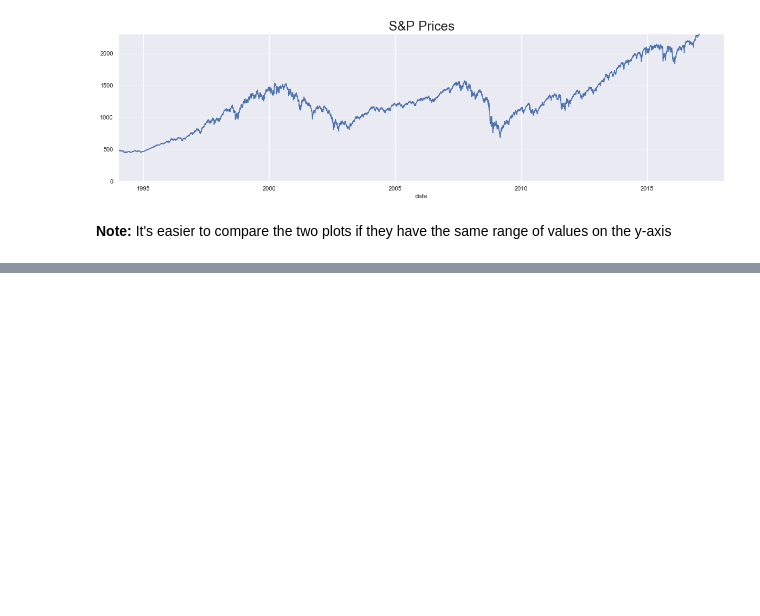
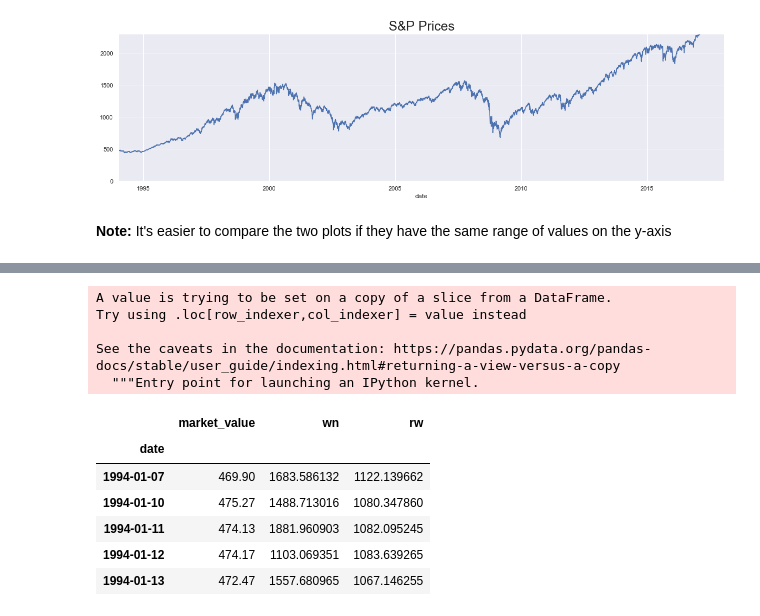
Before and after one commit to dinaabdulrasoul/Time-Series-Analysis-with-Python, a Jupyter notebook: time_series_analysis.ipynb, the cells around one changed output, grey strips where cells are left out. Saved outputs shown, nothing was run; the diff lists cells and outputs as text; code cells hidden in the pictures; blank space fills up the shorter version.

```diff
--- a/time_series_analysis.ipynb
+++ b/time_series_analysis.ipynb
@@ -330,0 +350,18 @@ plt.show()
+# %%
+df_train['rw'] = rw.price
+# %% [output]
+A value is trying to be set on a copy of a slice from a DataFrame.
+Try using .loc[row_indexer,col_indexer] = value instead
+
+See the caveats in the documentation: https://pandas.pydata.org/pandas-docs/stable/user_guide/indexing.html#returning-a-view-versus-a-copy
+  """Entry point for launching an IPython kernel.
+# %%
+df_train.head()
+# %% [output]
+|  | market_value | wn | rw |
+| date |  |  |  |
+| 1994-01-07 | 469.90 | 1683.586132 | 1122.139662 |
+| 1994-01-10 | 475.27 | 1488.713016 | 1080.347860 |
+| 1994-01-11 | 474.13 | 1881.960903 | 1082.095245 |
+| 1994-01-12 | 474.17 | 1103.069351 | 1083.639265 |
+| 1994-01-13 | 472.47 | 1557.680965 | 1067.146255 |
```
Also changed, not shown: parts of 7 cells of this notebook.
